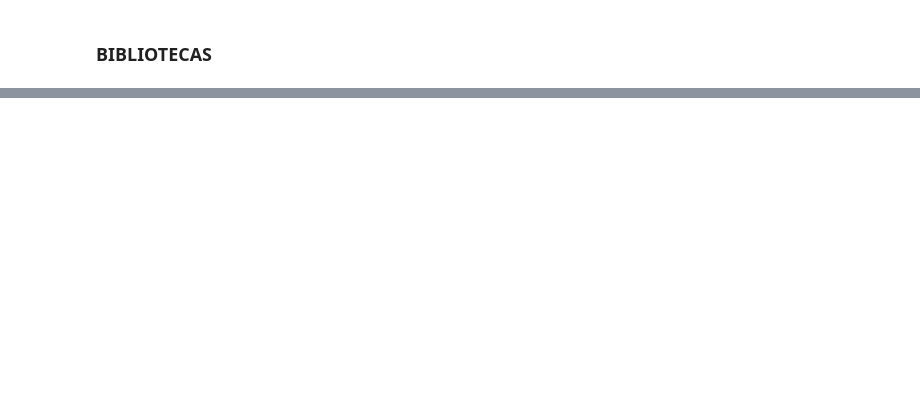
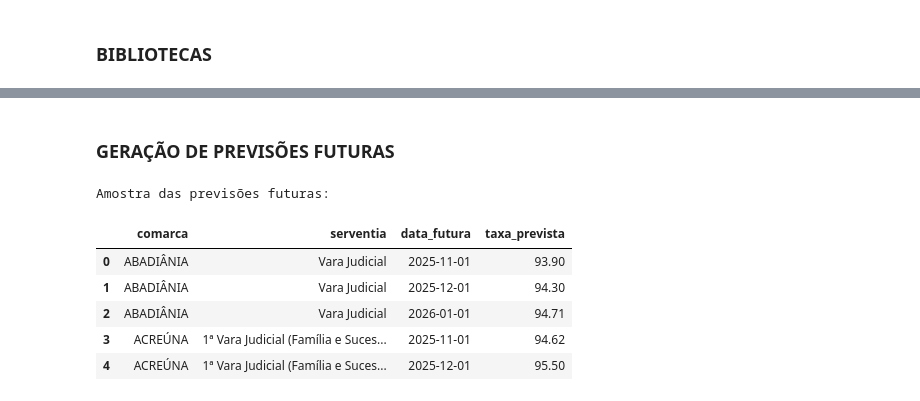
Before and after one commit to laysfreitas/TJGO_AprendizadoDeMaquina, a Jupyter notebook: 4.1 - Modeling.ipynb, the cells around one changed output, grey strips where cells are left out. Saved outputs shown, nothing was run; the diff lists cells and outputs as text; code cells hidden in the pictures; blank space fills up the shorter version.

```diff
--- a/4.1 - Modeling.ipynb
+++ b/4.1 - Modeling.ipynb
@@ -75,0 +160,36 @@ df.head()
+# %% [markdown]
+### GERAÇÃO DE PREVISÕES FUTURAS
+# %%
+# Agora vamos projetar 3 meses à frente da data máxima dos dados
+previsoes_futuras = []
+
+# Gerar as datas futuras
+datas_futuras = [data_maxima + relativedelta(months=i) for i in range(1, 4)]
+ordinais_futuros = np.array([d.toordinal() for d in datas_futuras]).reshape(-1, 1)
+
+for (comarca, serventia), modelo in modelos_dict.items():
+    # Prever
+    preds = modelo.predict(ordinais_futuros)
+
+    for data, pred in zip(datas_futuras, preds):
+        # Regra de negócio: Taxa não pode ser menor que 0 nem maior que 100
+        pred_ajustado = max(0, min(100, pred))
+
+        previsoes_futuras.append({
+            'comarca': comarca,
+            'serventia': serventia,
+            'data_futura': data,
+            'taxa_prevista': round(pred_ajustado, 2)
+        })
+
+df_futuro = pd.DataFrame(previsoes_futuras)
+print("Amostra das previsões futuras:")
+display(df_futuro.head())
+# %% [output]
+Amostra das previsões futuras:
+|  | comarca | serventia | data_futura | taxa_prevista |
+| 0 | ABADIÂNIA | Vara Judicial | 2025-11-01 | 93.90 |
+| 1 | ABADIÂNIA | Vara Judicial | 2025-12-01 | 94.30 |
+| 2 | ABADIÂNIA | Vara Judicial | 2026-01-01 | 94.71 |
+| 3 | ACREÚNA | 1ª Vara Judicial (Família e Suces... | 2025-11-01 | 94.62 |
+| 4 | ACREÚNA | 1ª Vara Judicial (Família e Suces... | 2025-12-01 | 95.50 |
```
Also changed, not shown: parts of 20 cells of this notebook.
